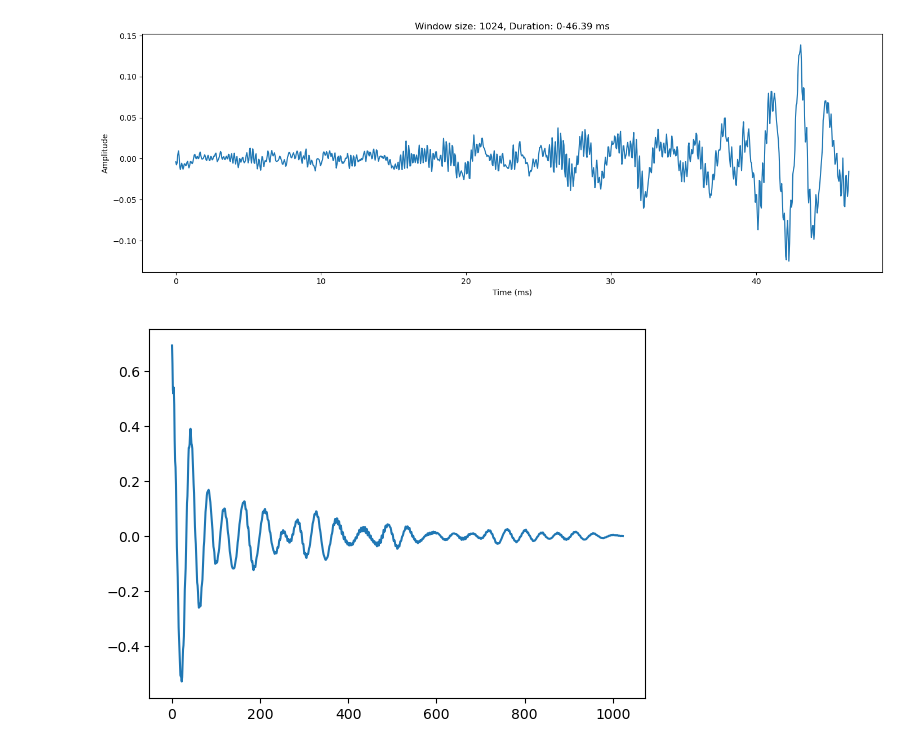
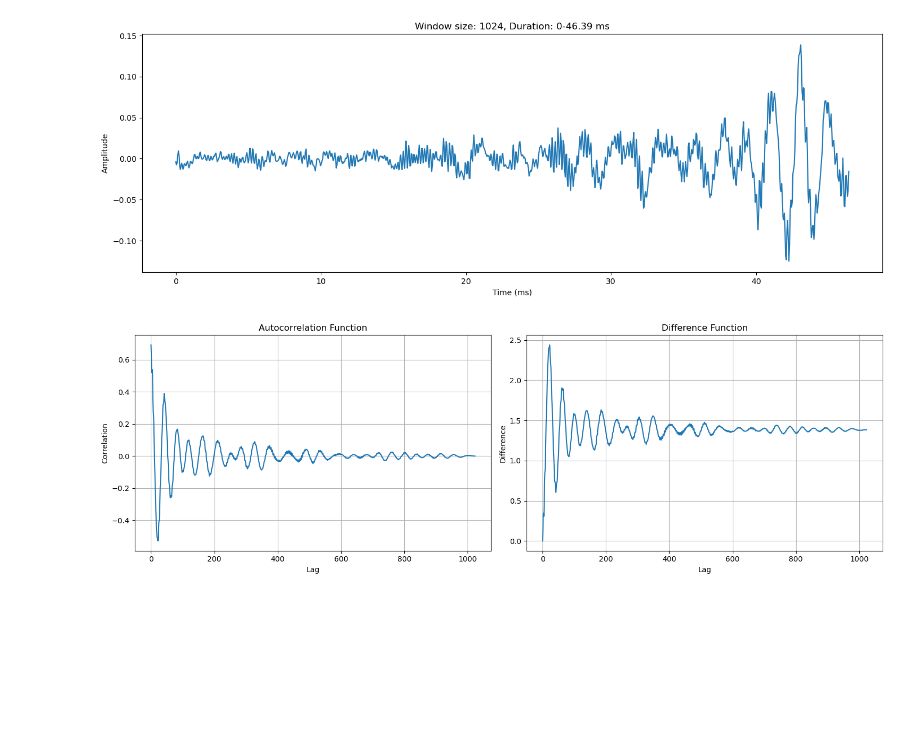
Before and after one commit to 1155194577/note_transcription, a Jupyter notebook: analysis/visualization.ipynb, the cells around one changed output. Cells and saved outputs as stored; diff of their text form; code cells hidden in the pictures; blank space fills up the shorter version.

```diff
--- a/analysis/visualization.ipynb
+++ b/analysis/visualization.ipynb
@@ -40,8 +40,28 @@ plt.show()
 # %% [output]
 [figure]
 # %%
+import matplotlib.pyplot as plt
+
+# Create a figure with two subplots side by side
+fig, (ax1, ax2) = plt.subplots(1, 2, figsize=(15, 5))
+
+# Plot autocorrelation function
 acf = pitch_extractor._auto_correlation_function(window)
-plt.plot(acf)
+ax1.plot(acf)
+ax1.set_title('Autocorrelation Function')
+ax1.set_xlabel('Lag')
+ax1.set_ylabel('Correlation')
+ax1.grid(True)
+
+# Plot difference function
+diff_function = pitch_extractor._difference_function(window)
+ax2.plot(diff_function)
+ax2.set_title('Difference Function')
+ax2.set_xlabel('Lag')
+ax2.set_ylabel('Difference')
+ax2.grid(True)
+
+plt.tight_layout()
 plt.show()
 # %% [output]
-[figure, old version]
+[figure, new version]
```
Also changed, not shown: parts of 2 cells of this notebook.
